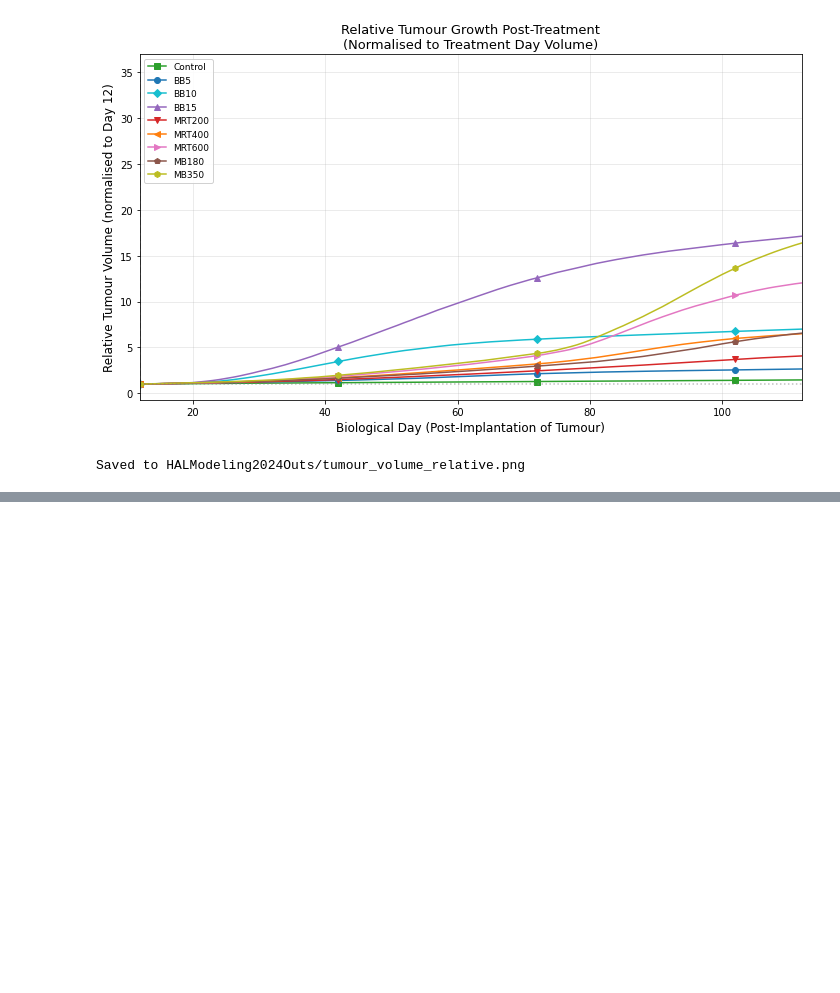
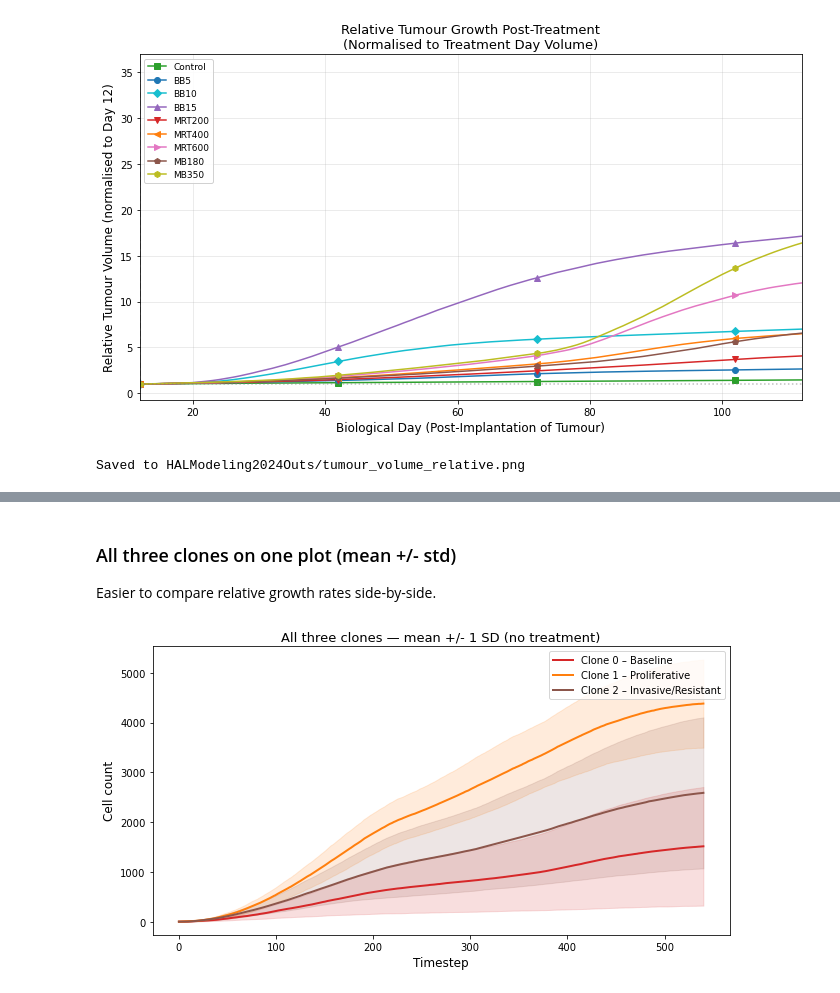
Before and after one commit to NafisaMaliat/GBM_Radiotherapy_ABM, a Jupyter notebook: GBM_SimulationResults.ipynb, the cells around one changed output, grey strips where cells are left out. Drawn from its saved outputs; the diff is of its cells as text; code cells hidden in the pictures; blank space fills up the shorter version.

```diff
--- a/TumourVolume_Comparison.ipynb
+++ b/GBM_SimulationResults.ipynb
@@ -518,0 +581,25 @@ Saved to HALModeling2024Outs/tumour_volume_relative.png
+# %% [markdown]
+### All three clones on one plot (mean +/- std)
+
+Easier to compare relative growth rates side-by-side.
+# %%
+fig, ax = plt.subplots(figsize=(9, 5))
+
+t = runs[0]["Timestep"].values
+
+for col, label, color in zip(CLONE_COLS, CLONE_LABELS, CLONE_COLORS):
+    matrix = np.stack([df[col].values for df in runs])  # shape (n_runs, n_timesteps)
+    mean   = matrix.mean(axis=0)
+    std    = matrix.std(axis=0)
+
+    ax.plot(t, mean, color=color, linewidth=2, label=label)
+    ax.fill_between(t, mean - std, mean + std, color=color, alpha=0.15)
+
+ax.set_xlabel("Timestep", fontsize=12)
+ax.set_ylabel("Cell count", fontsize=12)
+ax.set_title("All three clones — mean +/- 1 SD (no treatment)", fontsize=13)
+ax.legend(fontsize=10)
+plt.tight_layout()
+plt.show()
+# %% [output]
+[figure, added]
```
Also changed, not shown: parts of 4 cells of this notebook, 1 other file.
